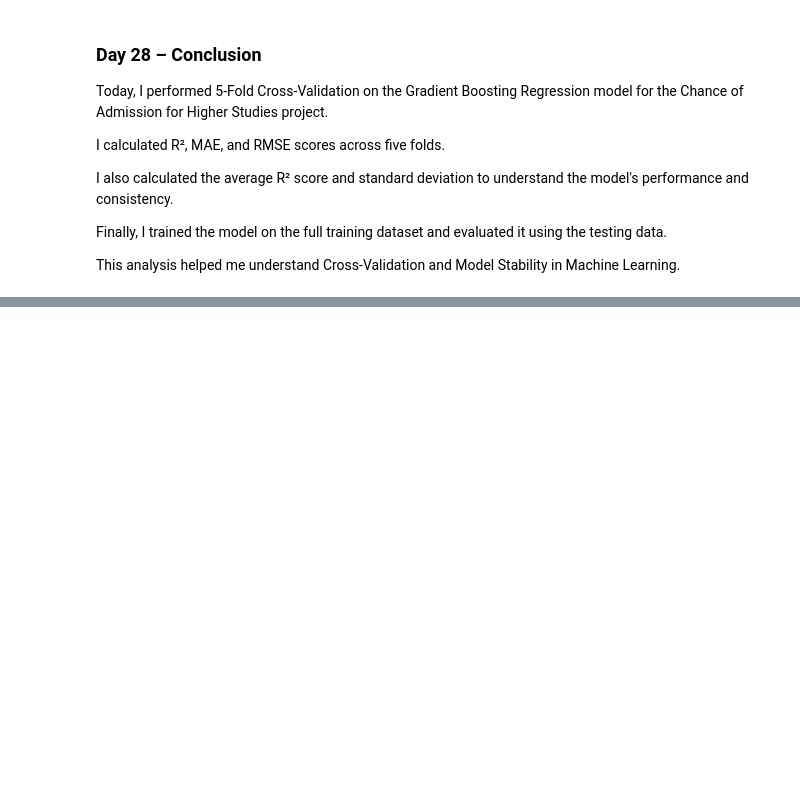
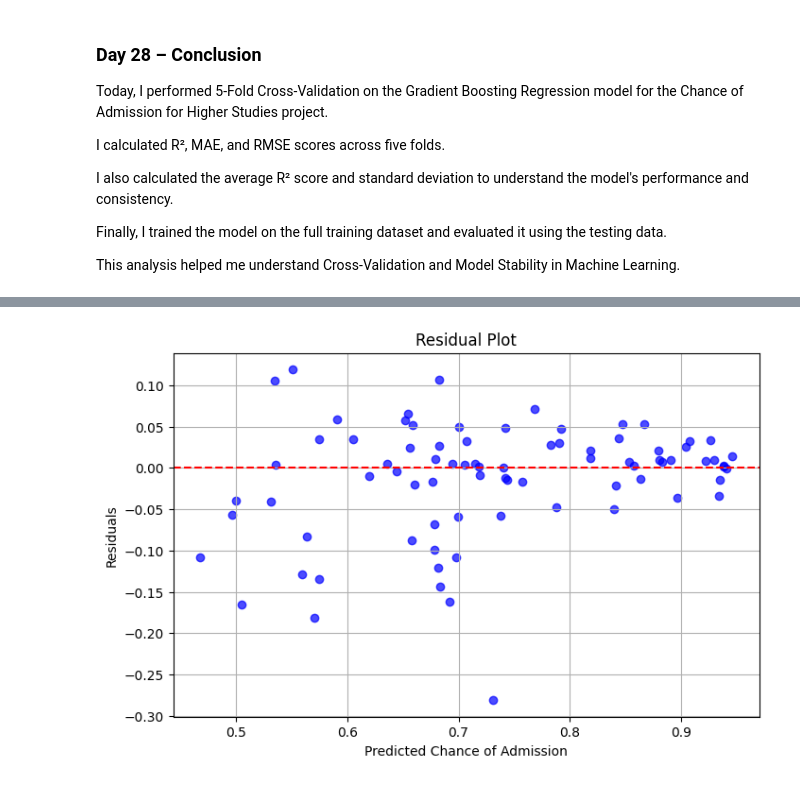
Before and after one commit to sumanamishra1120-ux/Chance-of-Admission-Higher-Studies, a Jupyter notebook: Chance_of_Admission_Higher_Studies.ipynb, the cells around one changed output, grey strips where cells are left out. Cells and saved outputs as stored; diff of their text form; code cells hidden in the pictures; blank space fills up the shorter version.

Commit message:
Day 29: Residual Analysis and Model Error Evaluation

```diff
--- a/Chance_of_Admission_Higher_Studies.ipynb
+++ b/Chance_of_Admission_Higher_Studies.ipynb
@@ -5457,0 +5523,9 @@ This analysis helped me understand Cross-Validation and Model Stability in Machi
+# %%
+model = GradientBoostingRegressor(
+    n_estimators=100,
+    learning_rate=0.05,
+    max_depth=2,
+    random_state=42
+)
+
+print("Model created successfully!")
@@ -5457,0 +5534,4 @@ This analysis helped me understand Cross-Validation and Model Stability in Machi
+# %%
+model.fit(X_train, y_train)
+
+print("Model trained successfully!")
@@ -5457,0 +5540,5 @@ This analysis helped me understand Cross-Validation and Model Stability in Machi
+# %%
+y_pred = model.predict(X_test)
+
+print("First 10 Predictions:")
+print(y_pred[:10])
@@ -5457,0 +5549,5 @@ This analysis helped me understand Cross-Validation and Model Stability in Machi
+# %%
+residuals = y_test.values - y_pred
+
+print("First 10 Residuals:")
+print(residuals[:10])
@@ -5457,0 +5578,14 @@ This analysis helped me understand Cross-Validation and Model Stability in Machi
+# %%
+plt.figure(figsize=(8, 5))
+
+plt.scatter(y_pred, residuals, color="blue", alpha=0.7)
+plt.axhline(y=0, color="red", linestyle="--")
+
+plt.xlabel("Predicted Chance of Admission")
+plt.ylabel("Residuals")
+plt.title("Residual Plot")
+plt.grid(True)
+
+plt.show()
+# %% [output]
+[figure, added]
```
Also changed, not shown: parts of 20 cells of this notebook.
